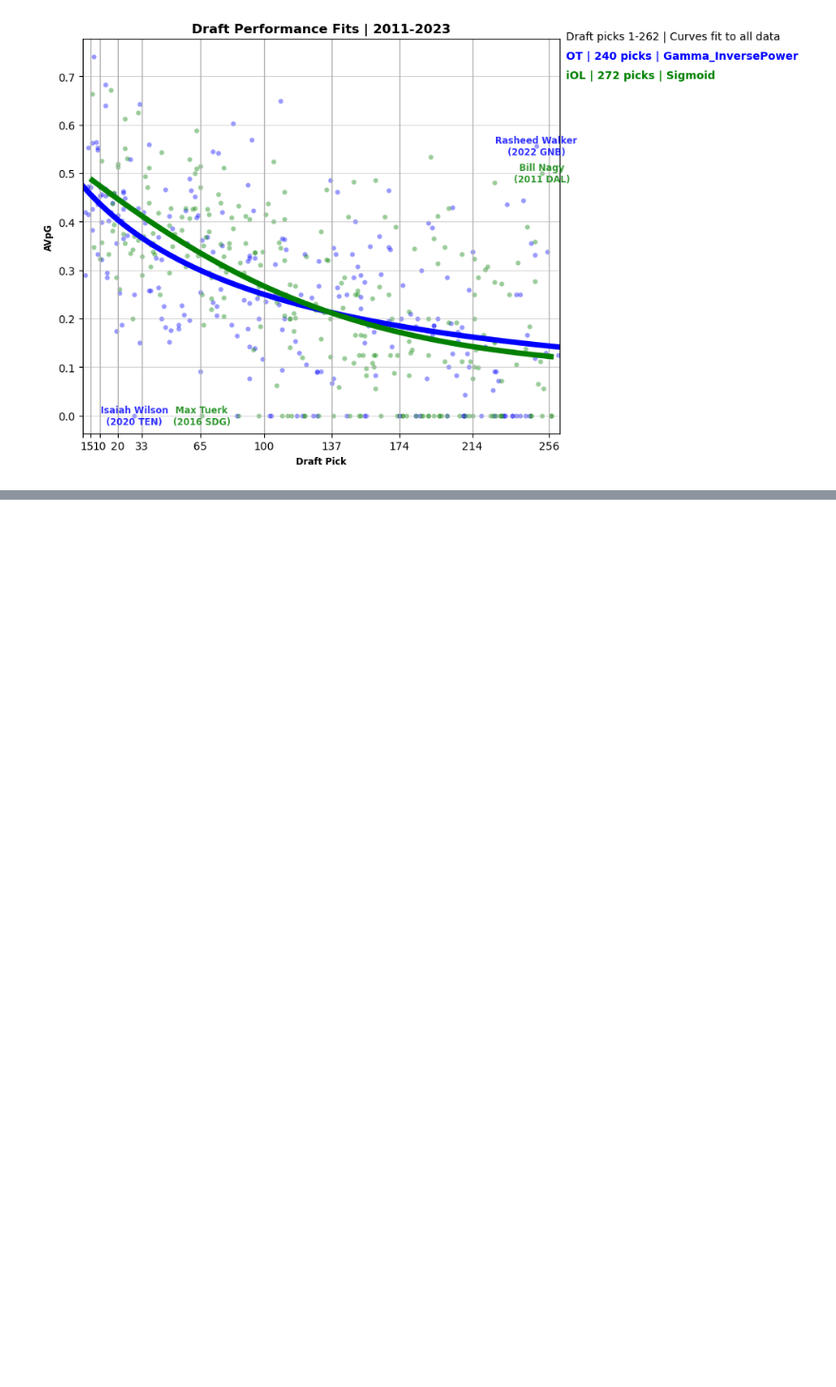
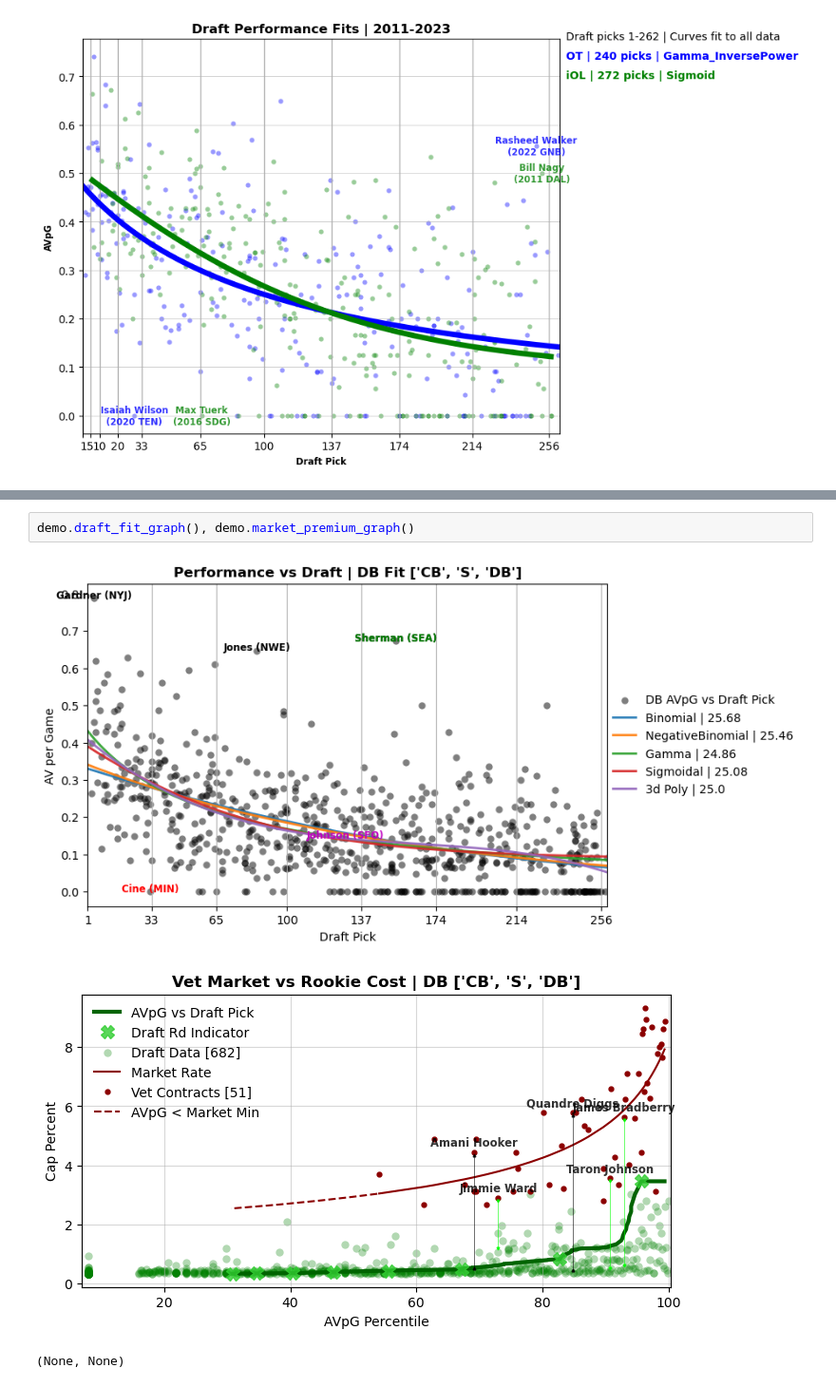
Before and after one commit to NBPub/nfl_draft_vs_market, a Jupyter notebook: Data Analysis.ipynb, the cells around one changed output, grey strips where cells are left out. Shown at 95% size. Saved outputs shown, nothing was run; the diff lists cells and outputs as text; blank space fills up the shorter version.

```diff
--- a/Data Analysis.ipynb
+++ b/Data Analysis.ipynb
@@ -1045,0 +1075,6 @@ draft_fit_compare(ot,iol, pick_bounds=(1,262),
+# %%
+demo.draft_fit_graph(), demo.market_premium_graph()
+# %% [output]
+[figure, added]
+[figure, added]
+(None, None)
```
Also changed, not shown: parts of 15 cells of this notebook, 4 other files.
